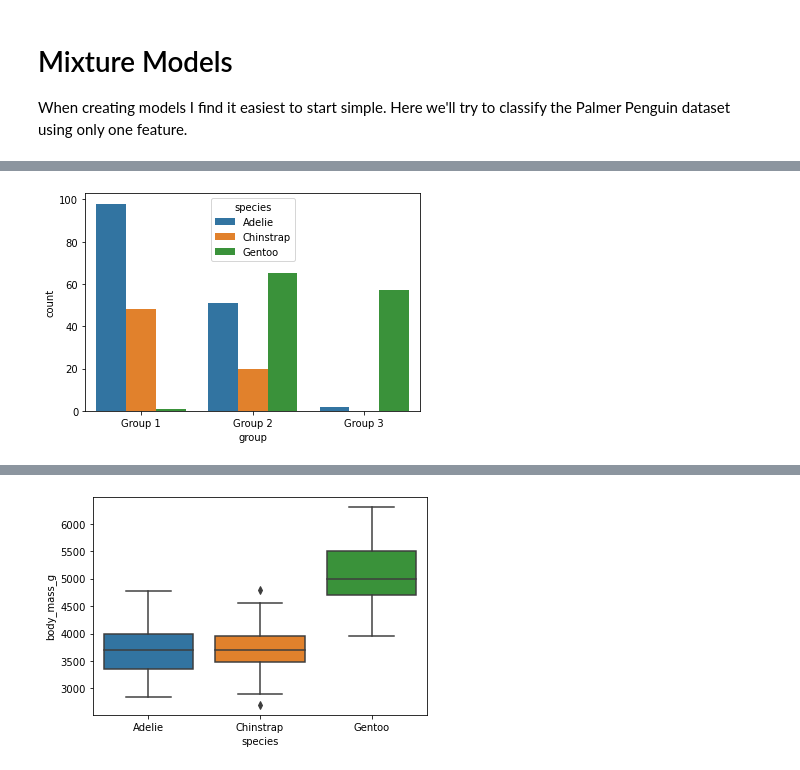
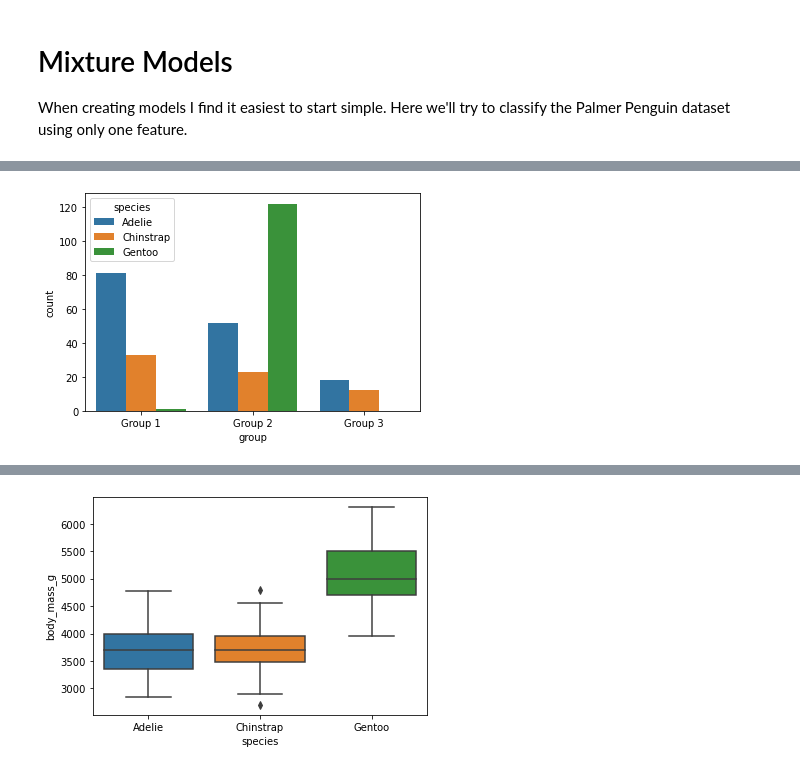
Before and after one commit to 4dcu-be/ClassifyingPenguins, a Jupyter notebook: 001 - Penguin Classification 1 Feature.ipynb, the cells around one changed output, grey strips where cells are left out. Cells and saved outputs as stored; diff of their text form; code cells hidden in the pictures.

```diff
--- a/001 - Penguin Classification 1 Feature.ipynb
+++ b/001 - Penguin Classification 1 Feature.ipynb
@@ -84,12 +86,11 @@ n_clusters = 3
 n_observations, n_features = scaled_penguin_df.shape
 
 with pm.Model() as model:
-    bm_sigmas = pm.HalfNormal("bm_sigmas", sigma=1, shape=n_clusters)
-
     p = pm.Dirichlet("p", a=np.ones(n_clusters))
     category = pm.Categorical("category", p=p, shape=n_observations)
 
-    bm_means = pm.Normal("bm_means", [0] * n_clusters, sd=1, shape=n_clusters)
+    bm_sigmas = pm.HalfNormal("bm_sigmas", sigma=1, shape=n_clusters)
+    bm_means = pm.Normal("bm_means", np.zeros(n_clusters), sd=1, shape=n_clusters)
 
     y_bm = pm.Normal(
         "y_bm",
@@ -146,12 +146,7 @@ penguin_df
 342 rows × 6 columns
 [interactive output not drawn]
 # %%
-plot_df = (
-    penguin_df.groupby(["species", "group"])
-    .count()[["culmen_length_mm"]]
-    .reset_index()
-    .rename(columns={"culmen_length_mm": "count"})
-)
+plot_df = penguin_df.groupby(["species", "group"]).size().reset_index(name="counts")
 
-_ = sns.barplot(data=plot_df, x="species", y="count", hue="group")
+_ = sns.barplot(data=plot_df, x="species", y="counts", hue="group")
 # %% [output]
@@ -159,8 +154,8 @@ _ = sns.barplot(data=plot_df, x="species", y="count", hue="group")
 [interactive output not drawn]
 # %%
-_ = sns.barplot(data=plot_df, x="group", y="count", hue="species")
+_ = sns.barplot(data=plot_df, x="group", y="counts", hue="species")
 # %% [output]
-[figure, old version]
+[figure, new version]
 [interactive output not drawn]
 # %%
 _ = sns.boxplot(data=penguin_df, x="species", y="body_mass_g")
```
Also changed, not shown: parts of 6 cells of this notebook, 1 other file.
